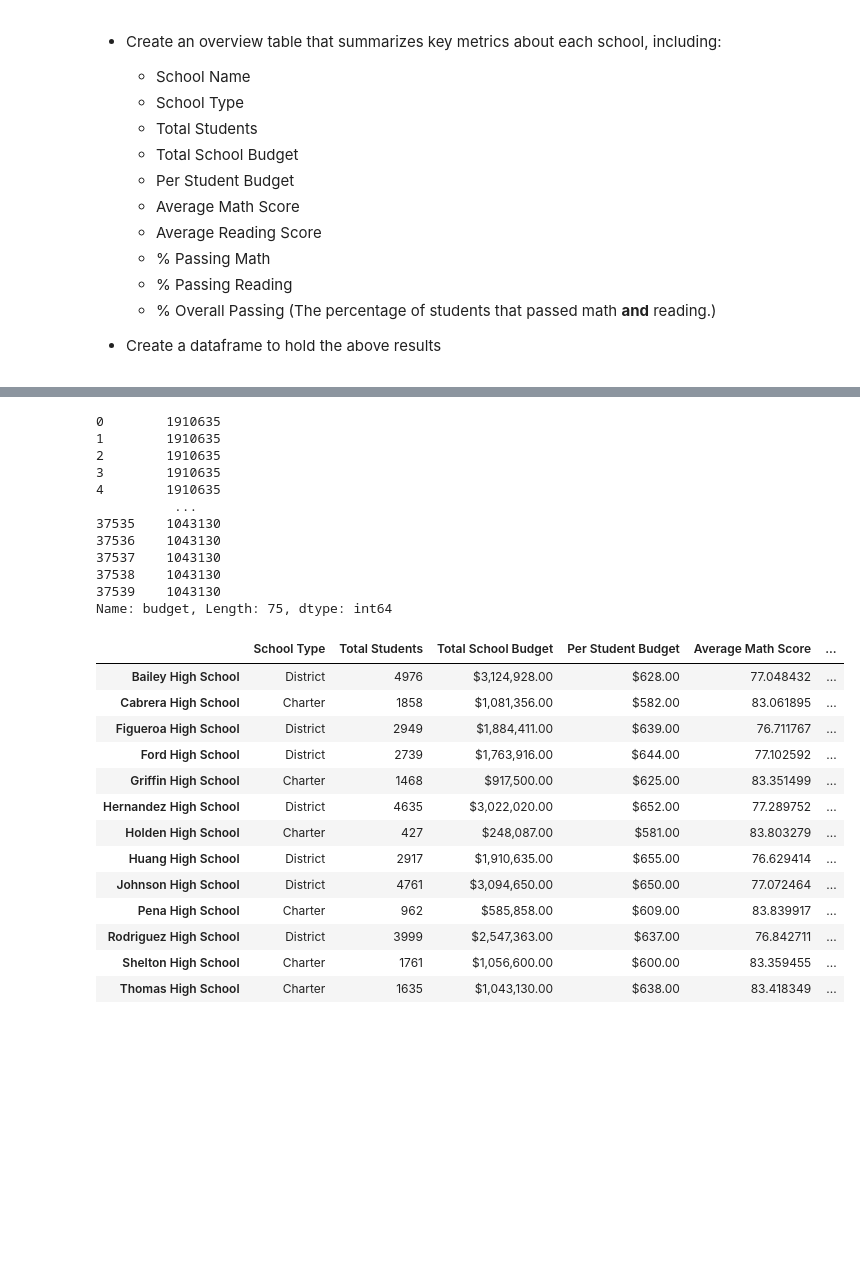
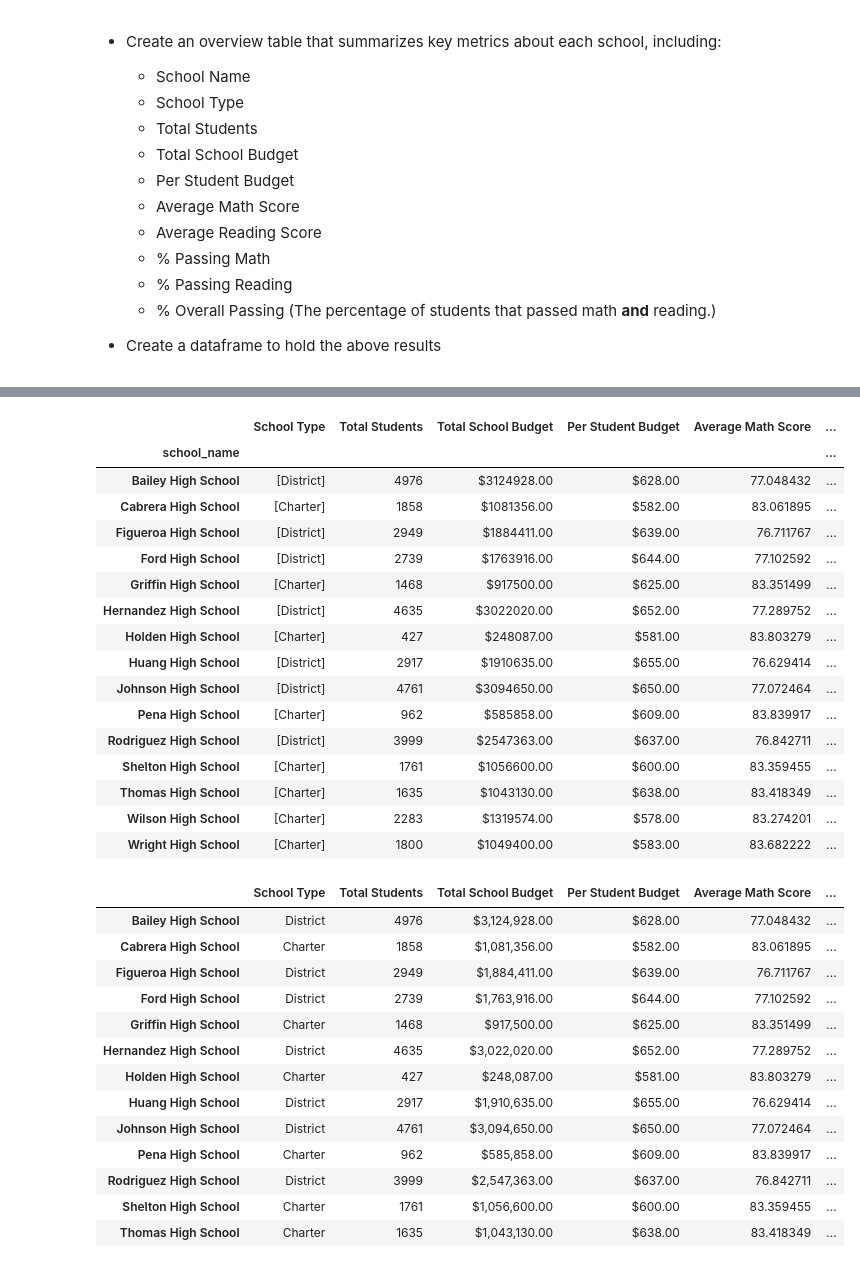
Before and after one commit to bleeclt/pandas-challenge, a Jupyter notebook: PyCitySchools_starter.ipynb, the cells around one changed output, grey strips where cells are left out. Saved outputs shown, nothing was run; the diff lists cells and outputs as text; code cells hidden in the pictures; blank space fills up the shorter version.

```diff
--- a/PyCitySchools_starter.ipynb
+++ b/PyCitySchools_starter.ipynb
@@ -128,5 +128,21 @@ total_students = school_data_complete.groupby('school_name')['student_name'].cou
 #total_students.head()
 total_school_budget = school_data_complete.groupby('school_name')['budget'].unique()
 #total_school_budget
+per_student_budget = total_school_budget / total_students
+#per_student_budget
+avg_math = school_data_complete.groupby('school_name')['math_score'].mean()
+#avg_math
+avg_reading = school_data_complete.groupby('school_name')['reading_score'].mean()
+#avg_reading
+pass_math = school_data_complete.loc[school_data_complete['math_score'] >= 70].groupby('school_name')['math_score'].count()
+pass_math_100 = pass_math * 100
+pass_math_percent = pass_math_100 / total_students
+#pass_math_percent
+pass_read = (school_data_complete.loc[school_data_complete['reading_score'] >= 70]).groupby('school_name')['reading_score'].count()
+pass_read_100 = pass_read * 100
+pass_read_percent = pass_read_100 / total_students
+#pass_read_percent
+#overall_pass = school_data_complete.loc[school_data_complete['math_score'] >= 70 & school_data_complete['reading_score']>= 70].groupby('school_name')[]
+overall_pass_percent = pass_read_percent
 # %% [output]
 school_name
@@ -149,27 +165,35 @@ Name: budget, dtype: object
 # %%
-#school_summary = pd.DataFrame({
-#    "School Type":
-#    "Total Students:"
-#    "Total School Budget":
-#    "Per Student Budget":
-#    "Average Math Score":
-#    "Average Reading Score":
-#    "% Passing Math":
-#    "% Passing Reading":
-#    "% Overall Passing":})
+# summary dataframe
+school_summary = pd.DataFrame({"School Type" : school_type, "Total Students" : total_students,
+                               "Total School Budget" : total_school_budget, "Per Student Budget" : per_student_budget,
+                               "Average Math Score" : avg_math, "Average Reading Score" : avg_reading,
+                               "% Passing Math": pass_math_percent, "% Passing Reading" : pass_read_percent,
+                               "Overall Passing Rate" : overall_pass_percent})
+
+# format summary dataframe
+
+school_summary["Total School Budget"] = school_summary['Total School Budget'].astype(float).map("${:.2f}".format)
+school_summary['Per Student Budget'] = school_summary['Per Student Budget'].astype(float).map("${:.2f}".format)
+
+school_summary
 # %% [output]
-0        1910635
-1        1910635
-2        1910635
-3        1910635
-4        1910635
-          ...
-37535    1043130
-37536    1043130
-37537    1043130
-37538    1043130
-37539    1043130
-Name: budget, Length: 75, dtype: int64
+|  | School Type | Total Students | Total School Budget | Per Student Budget | Average Math Score | ... |
+| school_name |  |  |  |  |  | ... |
+| Bailey High School | [District] | 4976 | $3124928.00 | $628.00 | 77.048432 | ... |
+| Cabrera High School | [Charter] | 1858 | $1081356.00 | $582.00 | 83.061895 | ... |
+| Figueroa High School | [District] | 2949 | $1884411.00 | $639.00 | 76.711767 | ... |
+| Ford High School | [District] | 2739 | $1763916.00 | $644.00 | 77.102592 | ... |
+| Griffin High School | [Charter] | 1468 | $917500.00 | $625.00 | 83.351499 | ... |
+| Hernandez High School | [District] | 4635 | $3022020.00 | $652.00 | 77.289752 | ... |
+| Holden High School | [Charter] | 427 | $248087.00 | $581.00 | 83.803279 | ... |
+| Huang High School | [District] | 2917 | $1910635.00 | $655.00 | 76.629414 | ... |
+| Johnson High School | [District] | 4761 | $3094650.00 | $650.00 | 77.072464 | ... |
+| Pena High School | [Charter] | 962 | $585858.00 | $609.00 | 83.839917 | ... |
+| Rodriguez High School | [District] | 3999 | $2547363.00 | $637.00 | 76.842711 | ... |
+| Shelton High School | [Charter] | 1761 | $1056600.00 | $600.00 | 83.359455 | ... |
+| Thomas High School | [Charter] | 1635 | $1043130.00 | $638.00 | 83.418349 | ... |
+| Wilson High School | [Charter] | 2283 | $1319574.00 | $578.00 | 83.274201 | ... |
+| Wright High School | [Charter] | 1800 | $1049400.00 | $583.00 | 83.682222 | ... |
 # %%
 # %% [output]
 |  | School Type | Total Students | Total School Budget | Per Student Budget | Average Math Score | ... |
```
Also changed, not shown: parts of 1 cell of this notebook.
